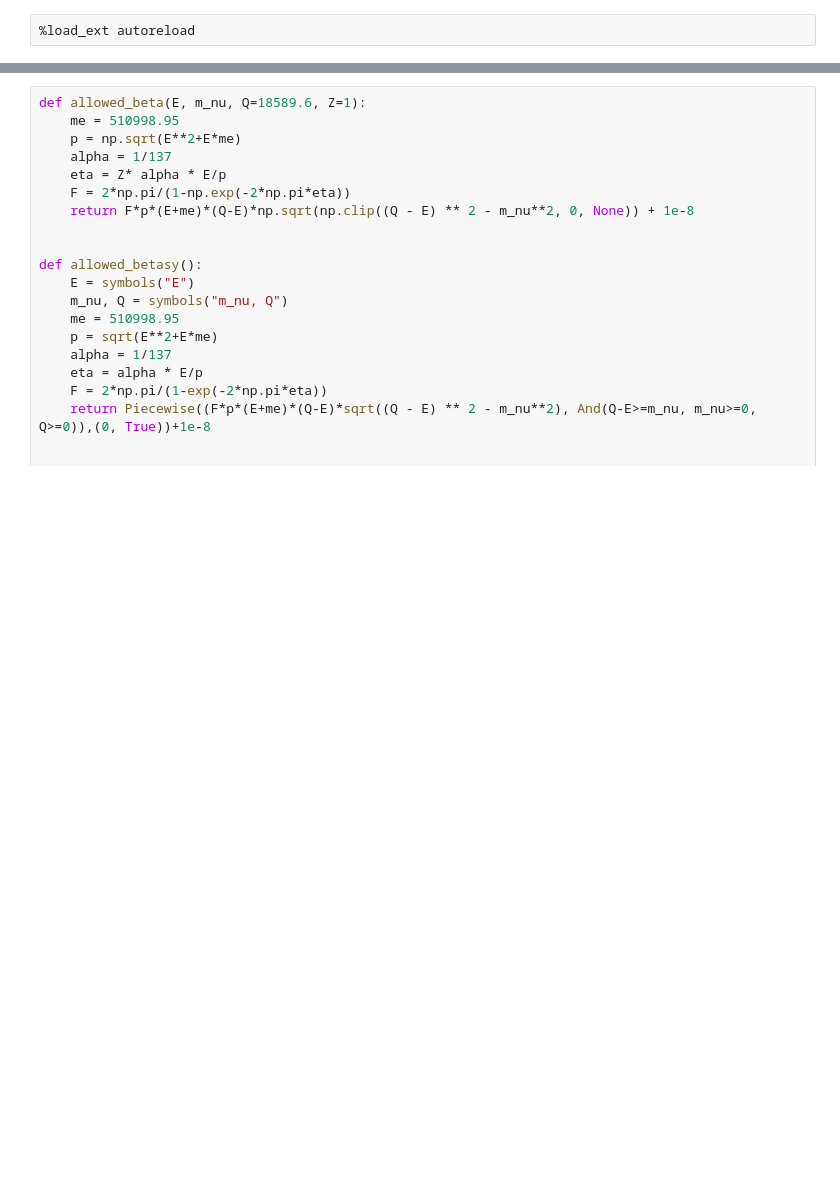
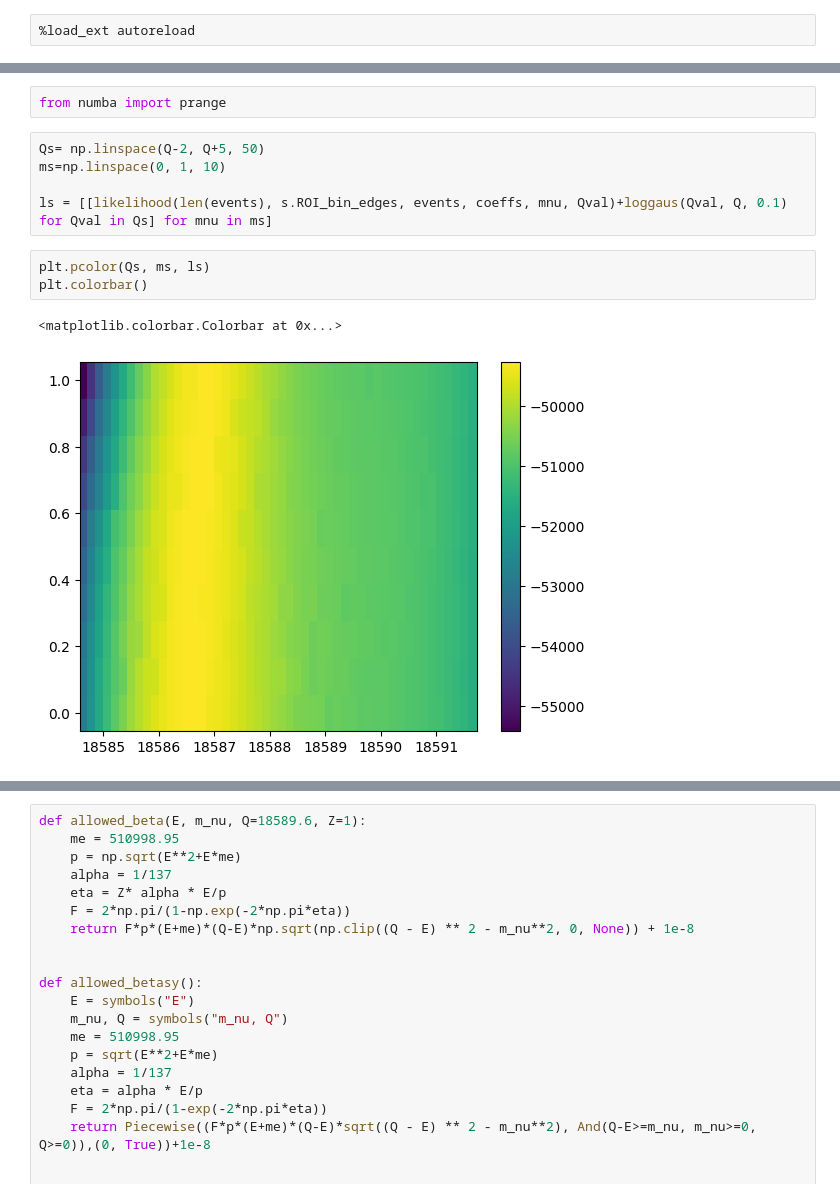
Before and after one commit to cryomib/baynes, a Jupyter notebook: examples/9_Re_endpoint.ipynb, the cells around one changed output, grey strips where cells are left out. Saved outputs shown, nothing was run; the diff lists cells and outputs as text; blank space fills up the shorter version.

```diff
--- a/examples/9_Re_endpoint.ipynb
+++ b/examples/9_Re_endpoint.ipynb
@@ -26,0 +224,13 @@ coeffs = np.loadtxt("parameters.dat")[:,1:]
+# %%
+from numba import prange
+# %%
+Qs= np.linspace(Q-2, Q+5, 50)
+ms=np.linspace(0, 1, 10)
+
+ls = [[likelihood(len(events), s.ROI_bin_edges, events, coeffs, mnu, Qval)+loggaus(Qval, Q, 0.1) for Qval in Qs] for mnu in ms]
+# %%
+plt.pcolor(Qs, ms, ls)
+plt.colorbar()
+# %% [output]
+<matplotlib.colorbar.Colorbar at 0x...>
+[figure, added]
```
Also changed, not shown: parts of 26 cells of this notebook, 1 other file.
